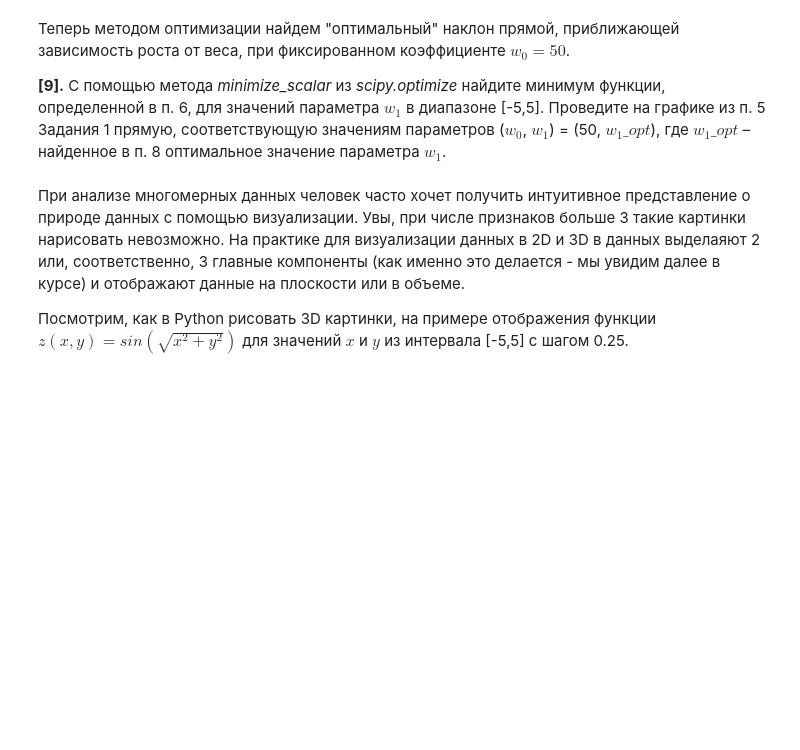
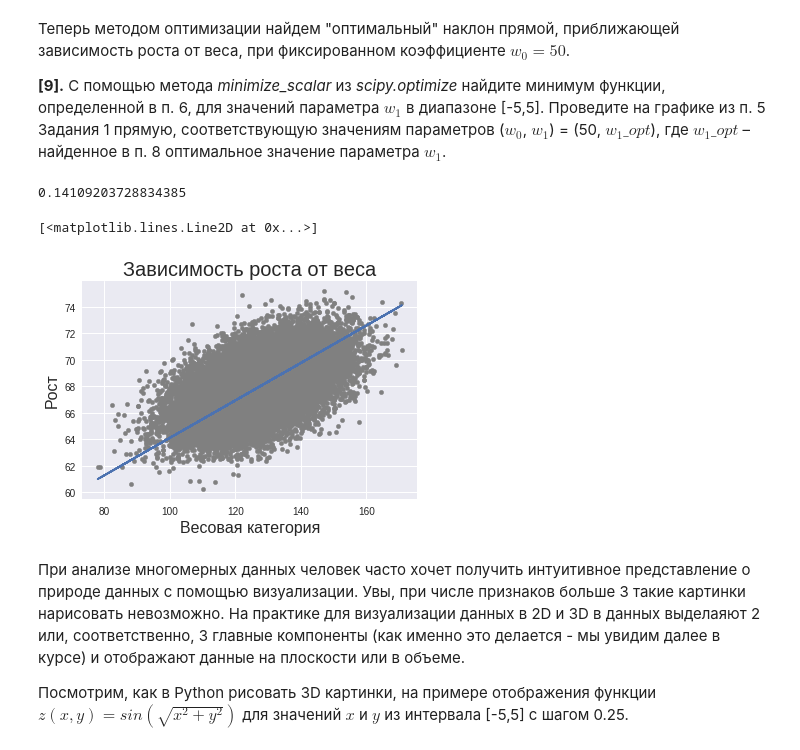
Before and after one commit to MacJei/coursera-cmp2, a Jupyter notebook: w1/peer_review_linreg_height_weight.ipynb, the cells around one changed output. Drawn from its saved outputs; the diff is of its cells as text; code cells hidden in the pictures; blank space fills up the shorter version.

```diff
--- a/w1/peer_review_linreg_height_weight.ipynb
+++ b/w1/peer_review_linreg_height_weight.ipynb
@@ -241,3 +237,38 @@ plt.plot(w1, errors)
+# %%
+# Ваш код здесь
+from scipy.optimize import minimize_scalar
+
+# фиксируем w_0
+w_0 = 50.0
+
+# определяем w_1_opt по реальным днным измерений
+x = data['Weight']
+y = data['Height']
+
+# сделать из squared_error функцию одного аргумента error(w_1)
+error = lambda w_1: squared_error(w_0, w_1, x, y)
+
+# найти минимум в заданном диапазоне
+w_1_opt = minimize_scalar(error, bounds=(-5, 5))
+w_1_opt.x
+# %% [output]
+0.14109203728834385
+# %%
+# Ваш код здесь
+
+# вычисляем предсказания роста по тестовым данным x по заданным коэффициентам
+
+w_1 = w_1_opt.x
+y3 = [predict(w_0, w_1, x_i) for x_i in x]
+
+data.plot(y='Height', x='Weight', kind='scatter', color='grey')
+plt.xlabel(u'Весовая категория', fontsize=16)
+plt.ylabel(u'Рост', fontsize=16)
+plt.title(u'Зависимость роста от веса', fontsize=20)
+plt.plot(x, y3)
+# %% [output]
+[<matplotlib.lines.Line2D at 0x...>]
+[figure, added]
 # %% [markdown]
 При анализе многомерных данных человек часто хочет получить интуитивное представление о природе данных с помощью визуализации. Увы, при числе признаков больше 3 такие картинки нарисовать невозможно. На практике для визуализации данных в 2D и 3D в данных выделаяют 2 или, соответственно, 3 главные компоненты (как именно это делается - мы увидим далее в курсе) и отображают данные на плоскости или в объеме.
 
```
Also changed, not shown: parts of 12 cells of this notebook.
